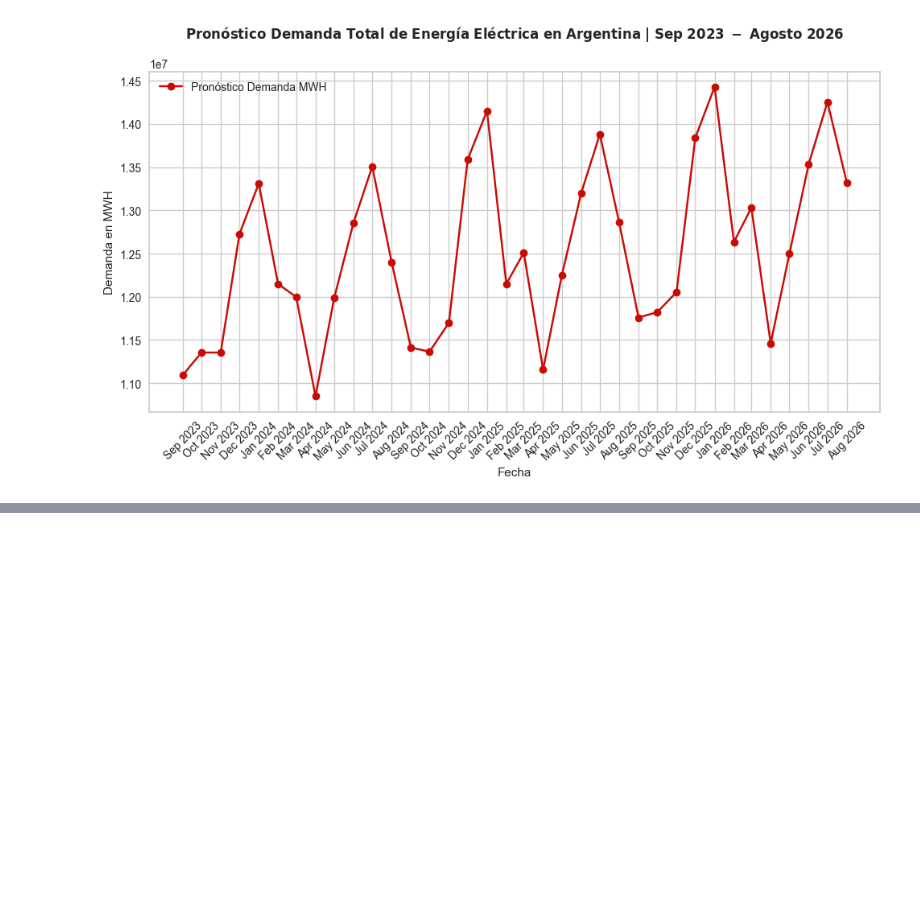
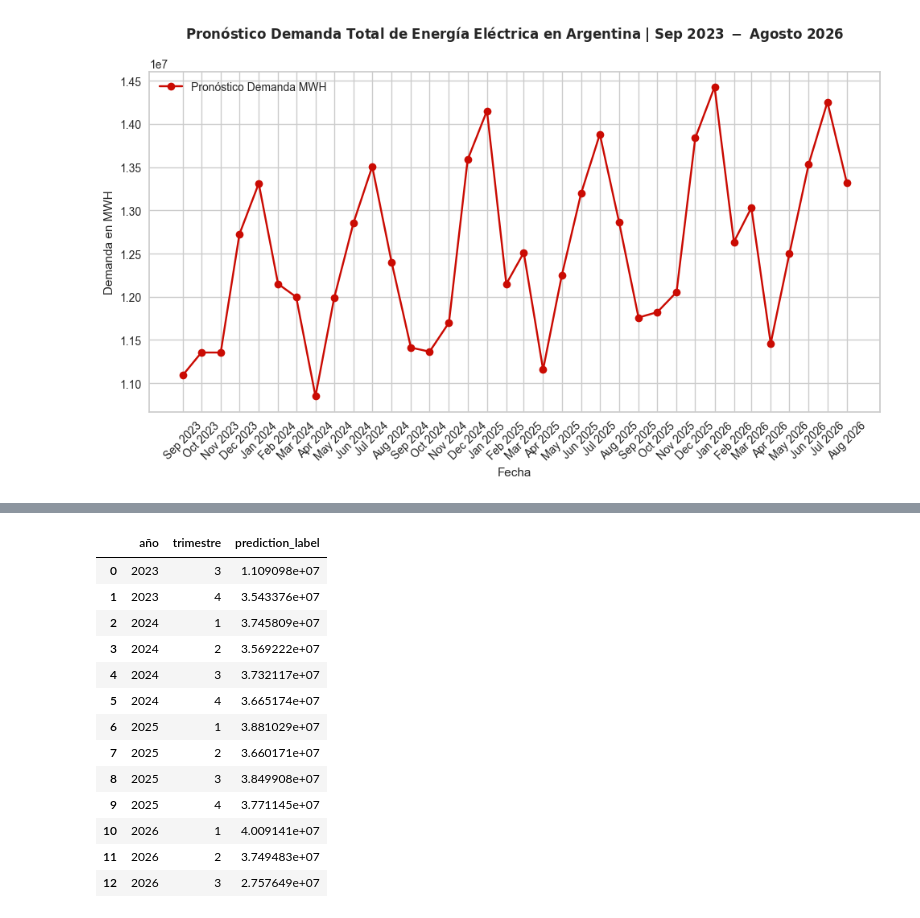
Before and after one commit to manuel-barreiro/prediccion-demanda-electrica, a Jupyter notebook: modelo_predictivo/NOTEBOOK_FINAL.ipynb, the cells around one changed output, grey strips where cells are left out. Saved outputs shown, nothing was run; the diff lists cells and outputs as text; code cells hidden in the pictures; blank space fills up the shorter version.

```diff
--- a/modelo_predictivo/NOTEBOOK_FINAL.ipynb
+++ b/modelo_predictivo/NOTEBOOK_FINAL.ipynb
@@ -1324,0 +1396,20 @@ concat_df.to_excel(r"./PRONOSTICO_FINAL_CON_TODO.xlsx")
+# %%
+#Agrupar por año y trimestre y sumar la demanda
+
+pronostico_trimestres = pronostico.groupby(['año', 'trimestre']).prediction_label.sum().reset_index()
+pronostico_trimestres
+# %% [output]
+|  | año | trimestre | prediction_label |
+| 0 | 2023 | 3 | 1.109098e+07 |
+| 1 | 2023 | 4 | 3.543376e+07 |
+| 2 | 2024 | 1 | 3.745809e+07 |
+| 3 | 2024 | 2 | 3.569222e+07 |
+| 4 | 2024 | 3 | 3.732117e+07 |
+| 5 | 2024 | 4 | 3.665174e+07 |
+| 6 | 2025 | 1 | 3.881029e+07 |
+| 7 | 2025 | 2 | 3.660171e+07 |
+| 8 | 2025 | 3 | 3.849908e+07 |
+| 9 | 2025 | 4 | 3.771145e+07 |
+| 10 | 2026 | 1 | 4.009141e+07 |
+| 11 | 2026 | 2 | 3.749483e+07 |
+| 12 | 2026 | 3 | 2.757649e+07 |
```
Also changed, not shown: parts of 7 cells of this notebook, 1 other file.
